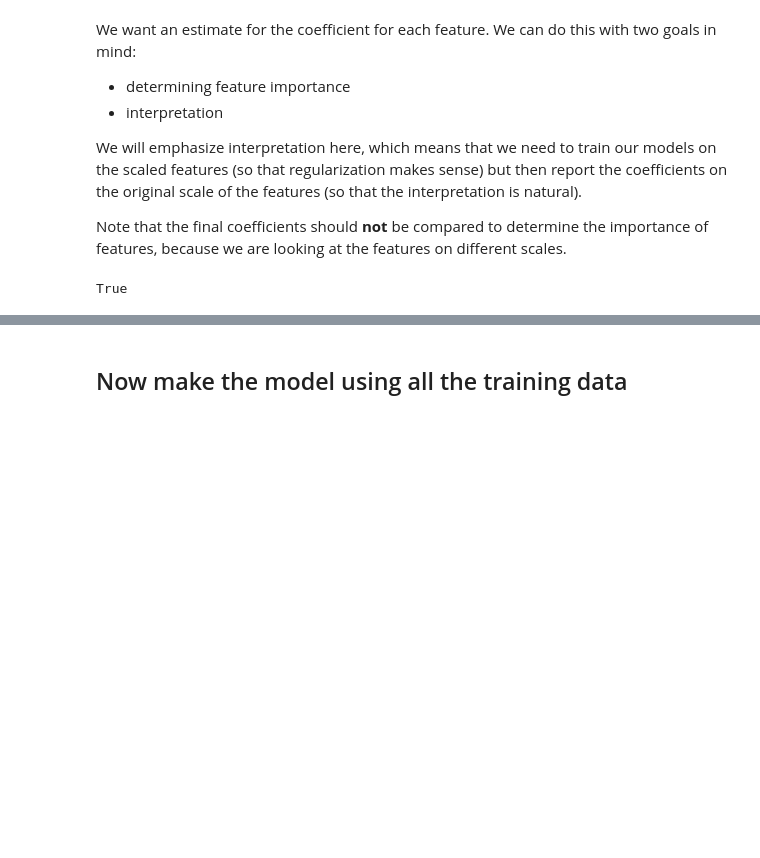
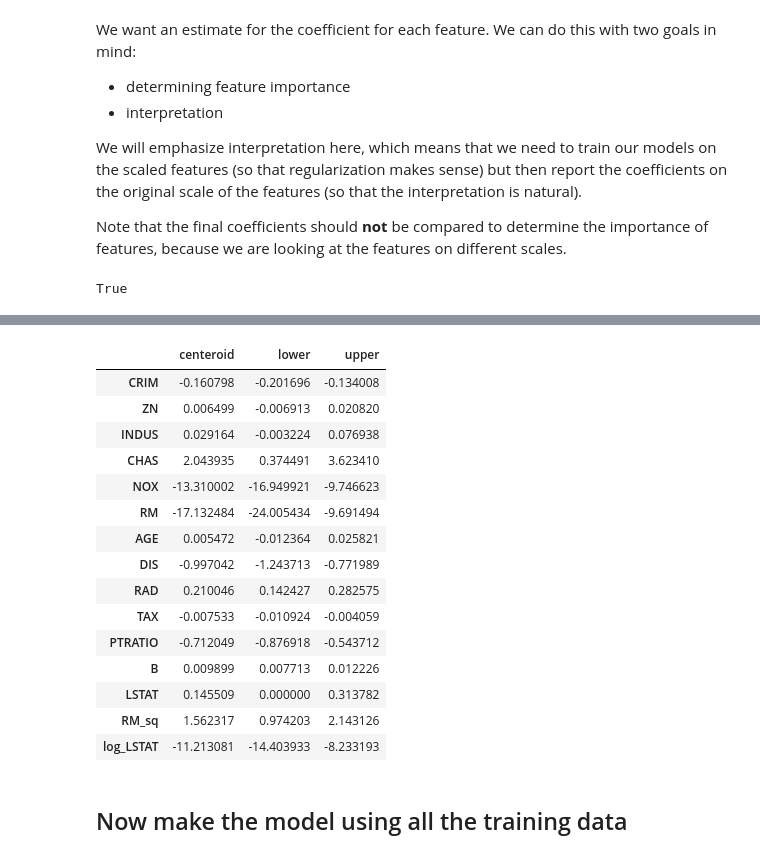
Before and after one commit to kiwidamien/github_training, a Jupyter notebook: Linear_regression_on_housing.ipynb, the cells around one changed output, grey strips where cells are left out. Cells and saved outputs as stored; diff of their text form; code cells hidden in the pictures; blank space fills up the shorter version.

```diff
--- a/Linear_regression_on_housing.ipynb
+++ b/Linear_regression_on_housing.ipynb
@@ -135,0 +143,30 @@ for index, feature_name in enumerate(features_train.columns):
+# %%
+def get_percentile_frame(coeff, names, ci=95):
+    lower = (100 - ci)/2
+    upper = 100 - lower
+    percentiles = np.percentile(coefficients, [lower, upper], axis=0)
+
+    centeroid = np.mean(coeff, axis=0)
+    #return np.array([centeroid, percentiles[:,0], percentiles[:, 1]])
+    return pd.DataFrame(np.array([centeroid, percentiles[0,:], percentiles[1,:]]).T,
+                        index=names, columns=['centeroid', 'lower', 'upper'])
+# %%
+percentiles = get_percentile_frame(coefficients, features.columns)
+percentiles
+# %% [output]
+|  | centeroid | lower | upper |
+| CRIM | -0.160798 | -0.201696 | -0.134008 |
+| ZN | 0.006499 | -0.006913 | 0.020820 |
+| INDUS | 0.029164 | -0.003224 | 0.076938 |
+| CHAS | 2.043935 | 0.374491 | 3.623410 |
+| NOX | -13.310002 | -16.949921 | -9.746623 |
+| RM | -17.132484 | -24.005434 | -9.691494 |
+| AGE | 0.005472 | -0.012364 | 0.025821 |
+| DIS | -0.997042 | -1.243713 | -0.771989 |
+| RAD | 0.210046 | 0.142427 | 0.282575 |
+| TAX | -0.007533 | -0.010924 | -0.004059 |
+| PTRATIO | -0.712049 | -0.876918 | -0.543712 |
+| B | 0.009899 | 0.007713 | 0.012226 |
+| LSTAT | 0.145509 | 0.000000 | 0.313782 |
+| RM_sq | 1.562317 | 0.974203 | 2.143126 |
+| log_LSTAT | -11.213081 | -14.403933 | -8.233193 |
```
Also changed, not shown: parts of 3 cells of this notebook, 2 other files.
